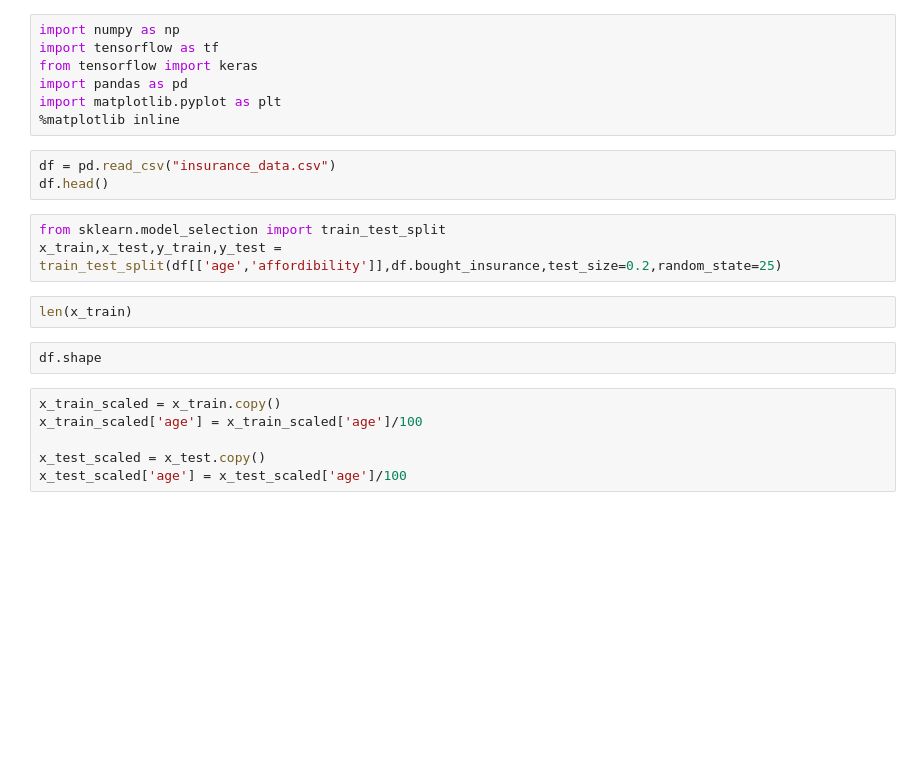
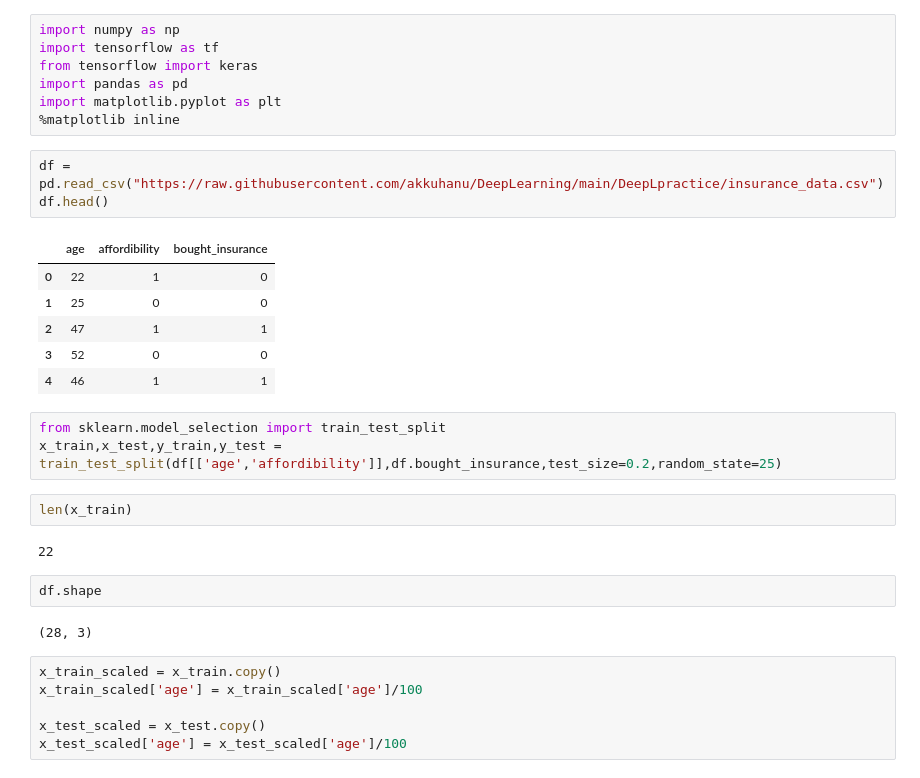
Before and after one commit to akkuhanu/DeepLearning, a Jupyter notebook: DeepLpractice/Gradient_Descent_dl12.ipynb, the cells around one changed output. Drawn from its saved outputs; the diff is of its cells as text; blank space fills up the shorter version.

```diff
--- a/DeepLpractice/Gradient_Descent_dl12.ipynb
+++ b/DeepLpractice/Gradient_Descent_dl12.ipynb
@@ -22,15 +24,26 @@ import pandas as pd
 import matplotlib.pyplot as plt
 %matplotlib inline
 # %%
-df = pd.read_csv("insurance_data.csv")
+df = pd.read_csv("https://raw.githubusercontent.com/akkuhanu/DeepLearning/main/DeepLpractice/insurance_data.csv")
 df.head()
+# %% [output]
+|  | age | affordibility | bought_insurance |
+| 0 | 22 | 1 | 0 |
+| 1 | 25 | 0 | 0 |
+| 2 | 47 | 1 | 1 |
+| 3 | 52 | 0 | 0 |
+| 4 | 46 | 1 | 1 |
 # %%
 from sklearn.model_selection import train_test_split
 x_train,x_test,y_train,y_test = train_test_split(df[['age','affordibility']],df.bought_insurance,test_size=0.2,random_state=25)
 # %%
 len(x_train)
+# %% [output]
+22
 # %%
 df.shape
+# %% [output]
+(28, 3)
 # %%
 x_train_scaled = x_train.copy()
 x_train_scaled['age'] = x_train_scaled['age']/100
```
Also changed, not shown: parts of 15 cells of this notebook.
